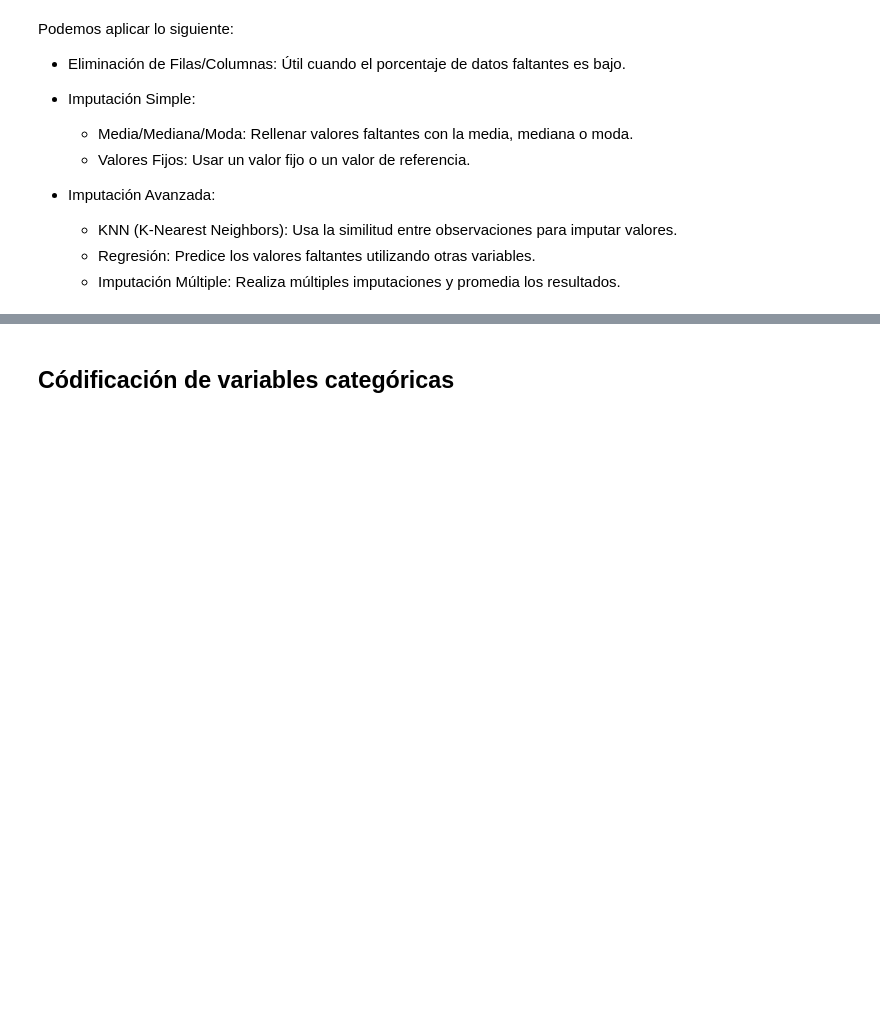
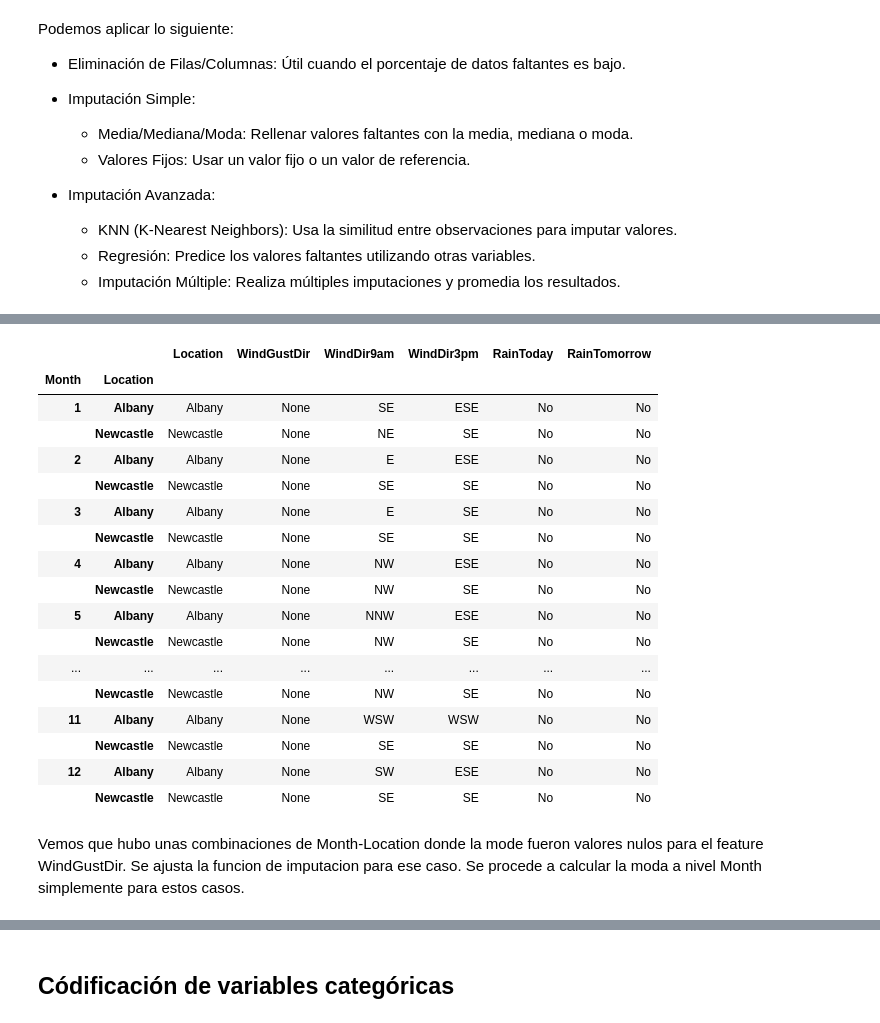
Before and after one commit to diegosarina-ceia/AMq1, a Jupyter notebook: TP_Final_AD_WeatherAustralia.ipynb, the cells around one changed output, grey strips where cells are left out. Cells and saved outputs as stored; diff of their text form; code cells hidden in the pictures; blank space fills up the shorter version.

```diff
--- a/TP_Final_AD_WeatherAustralia.ipynb
+++ b/TP_Final_AD_WeatherAustralia.ipynb
@@ -1028,0 +1057,16 @@ Podemos aplicar lo siguiente:
+# %%
+# Creación de la variable Month
+weather_original_df["Date"] = pd.to_datetime(weather_original_df['Date'])
+weather_original_df['Month'] = weather_original_df['Date'].dt.month
+
+categorical_cols = weather_original_df.select_dtypes(include=['object']).columns.tolist()
+# %%
+region_montly_mode = weather_original_df.groupby(['Month', 'Location'])[categorical_cols].agg(lambda x: x.mode().iloc[0] if not x.mode().empty else None)
+# Rellenar valores faltantes para columnas categóricas
+weather_original_df[categorical_cols] = weather_original_df.apply(
+        lambda row: pd.Series(
+            [region_montly_mode.loc[(row['Month'], row['Location']), col] if pd.isna(row[col]) else row[col] for col in categorical_cols],
+            index=categorical_cols
+        ),
+        axis=1
+    )
@@ -1028,0 +1086,23 @@ Podemos aplicar lo siguiente:
+# %%
+region_montly_mode[region_montly_mode["WindGustDir"].isna()]
+# %% [output]
+|  |  | Location | WindGustDir | WindDir9am | WindDir3pm | RainToday | RainTomorrow |
+| Month | Location |  |  |  |  |  |  |
+| 1 | Albany | Albany | None | SE | ESE | No | No |
+|  | Newcastle | Newcastle | None | NE | SE | No | No |
+| 2 | Albany | Albany | None | E | ESE | No | No |
+|  | Newcastle | Newcastle | None | SE | SE | No | No |
+| 3 | Albany | Albany | None | E | SE | No | No |
+|  | Newcastle | Newcastle | None | SE | SE | No | No |
+| 4 | Albany | Albany | None | NW | ESE | No | No |
+|  | Newcastle | Newcastle | None | NW | SE | No | No |
+| 5 | Albany | Albany | None | NNW | ESE | No | No |
+|  | Newcastle | Newcastle | None | NW | SE | No | No |
+| ... | ... | ... | ... | ... | ... | ... | ... |
+|  | Newcastle | Newcastle | None | NW | SE | No | No |
+| 11 | Albany | Albany | None | WSW | WSW | No | No |
+|  | Newcastle | Newcastle | None | SE | SE | No | No |
+| 12 | Albany | Albany | None | SW | ESE | No | No |
+|  | Newcastle | Newcastle | None | SE | SE | No | No |
+# %% [markdown]
+Vemos que hubo unas combinaciones de Month-Location donde la mode fueron valores nulos para el feature WindGustDir. Se ajusta la funcion de imputacion para ese caso. Se procede a calcular la moda a nivel Month simplemente para estos casos.
```
Also changed, not shown: parts of 40 cells of this notebook.
